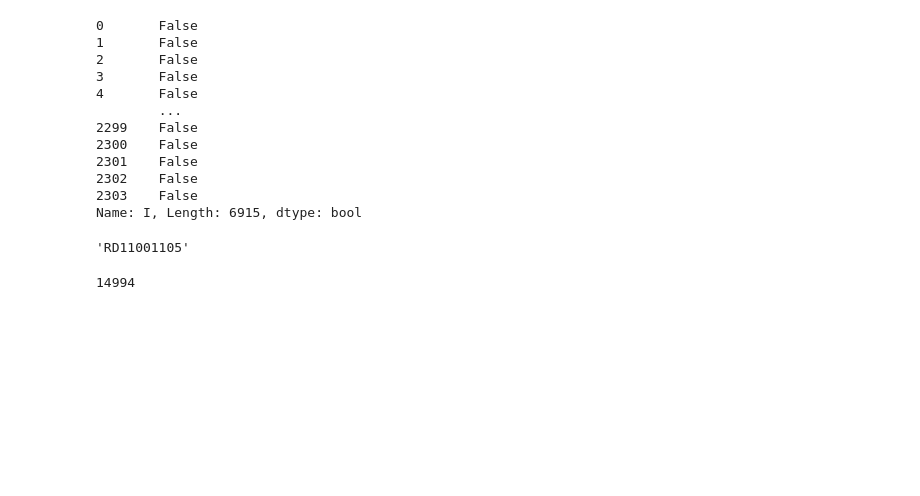
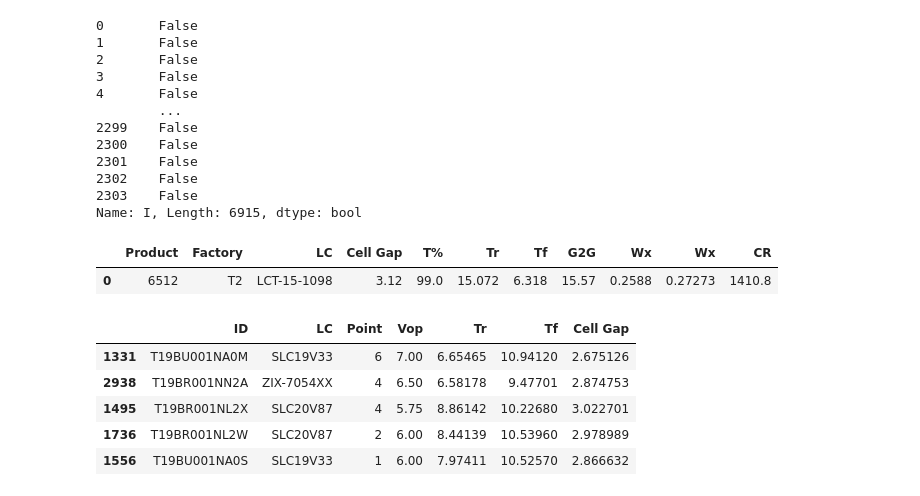
Before and after one commit to dimsplendid/td_toolkits_v3, a Jupyter notebook: test.ipynb, the cells around one changed output. Saved outputs shown, nothing was run; the diff lists cells and outputs as text; code cells hidden in the pictures; blank space fills up the shorter version.

```diff
--- a/test.ipynb
+++ b/test.ipynb
@@ -223,10 +362,19 @@ def data_loader(experiment):
+# %%
+ref_load('6512', 'T2')
+# %% [output]
+|  | Product | Factory | LC | Cell Gap | T% | Tr | Tf | G2G | Wx | Wx | CR |
+| 0 | 6512 | T2 | LCT-15-1098 | 3.12 | 99.0 | 15.072 | 6.318 | 15.57 | 0.2588 | 0.27273 | 1410.8 |
 # %%
-Experiment.objects.last().name
+def opt_fitting(experiment_name):
+    """
+    Generate model
+    f(lc, vop, cell_gap) |-> LC%, T%, Wx, Wy, Tr, Tf, RT
+
+    """
 # %% [output]
-'RD11001105'
+|  | ID | LC | Point | Vop | Tr | Tf | Cell Gap |
+| 1331 | T19BU001NA0M | SLC19V33 | 6 | 7.00 | 6.65465 | 10.94120 | 2.675126 |
+| 2938 | T19BR001NN2A | ZIX-7054XX | 4 | 6.50 | 6.58178 | 9.47701 | 2.874753 |
+| 1495 | T19BR001NL2X | SLC20V87 | 4 | 5.75 | 8.86142 | 10.22680 | 3.022701 |
+| 1736 | T19BR001NL2W | SLC20V87 | 2 | 6.00 | 8.44139 | 10.53960 | 2.978989 |
+| 1556 | T19BU001NA0S | SLC19V33 | 1 | 6.00 | 7.97411 | 10.52570 | 2.866632 |
-# %%
-OpticalLog.objects.filter(chip__sub__condition__experiment__name='RD11001105').values_list(
-    "chip__name"
-)
-# %% [output]
-14994
```
Also changed, not shown: parts of 11 cells of this notebook, 8 other files.
